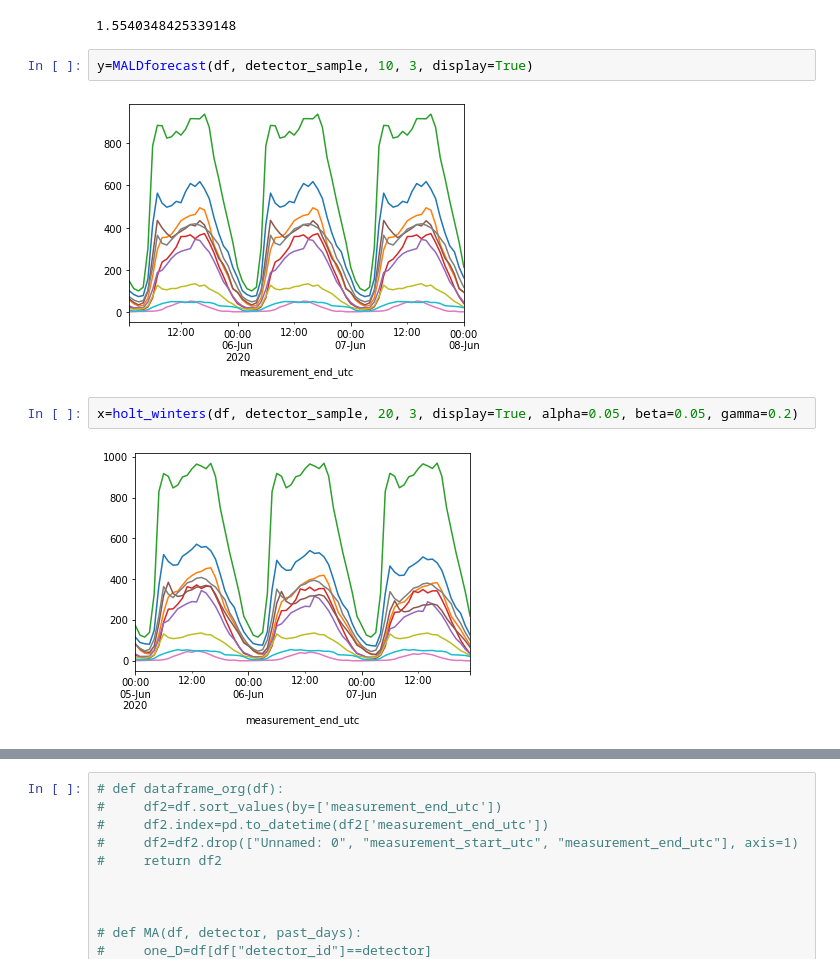
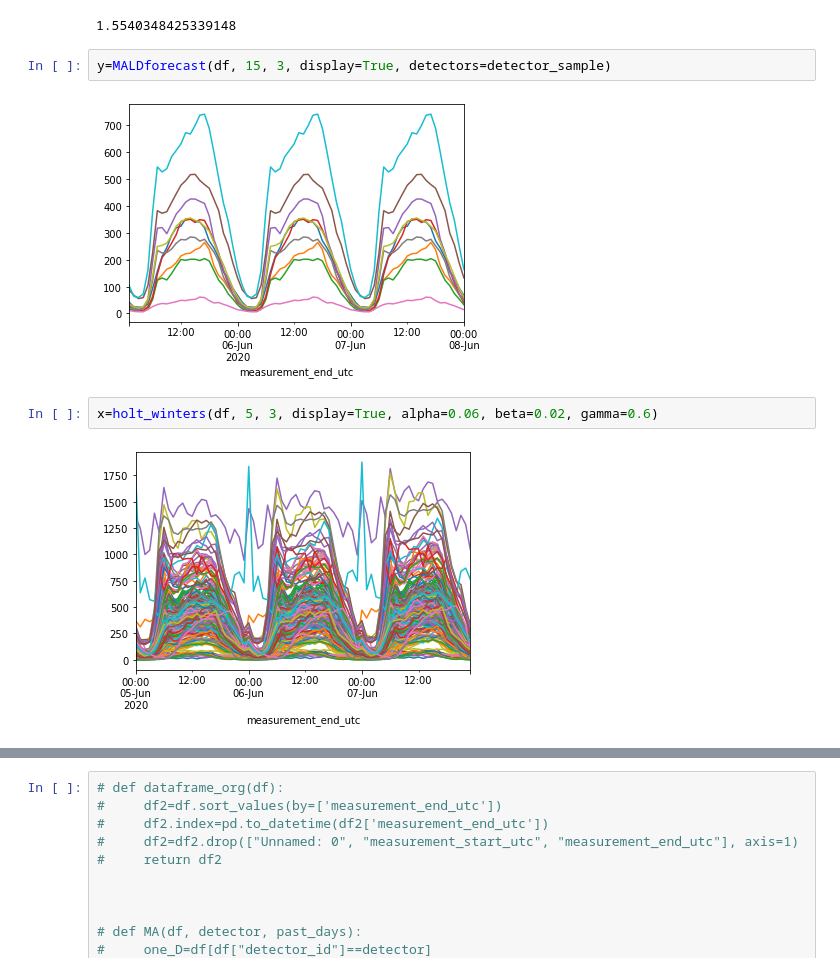
Before and after one commit to TeddyTW/SpatialScan, a Jupyter notebook: Demoing.ipynb, the cells around one changed output, grey strips where cells are left out. Cells and saved outputs as stored; diff of their text form.

```diff
--- a/Demoing.ipynb
+++ b/Demoing.ipynb
@@ -24,10 +24,10 @@ MALD(df,"N24/012a1",24, 13)*24
 # %% [output]
 1.5540348425339148
 # %%
-y=MALDforecast(df, detector_sample, 10, 3, display=True)
+y=MALDforecast(df, 15, 3, display=True, detectors=detector_sample)
 # %% [output]
-[figure, old version]
+[figure, new version]
 # %%
-x=holt_winters(df, detector_sample, 20, 3, display=True, alpha=0.05, beta=0.05, gamma=0.2)
+x=holt_winters(df, 5, 3, display=True, alpha=0.06, beta=0.02, gamma=0.6)
 # %% [output]
-[figure, old version]
+[figure, new version]
```
Also changed, not shown: parts of 5 cells of this notebook, 1 other file.
